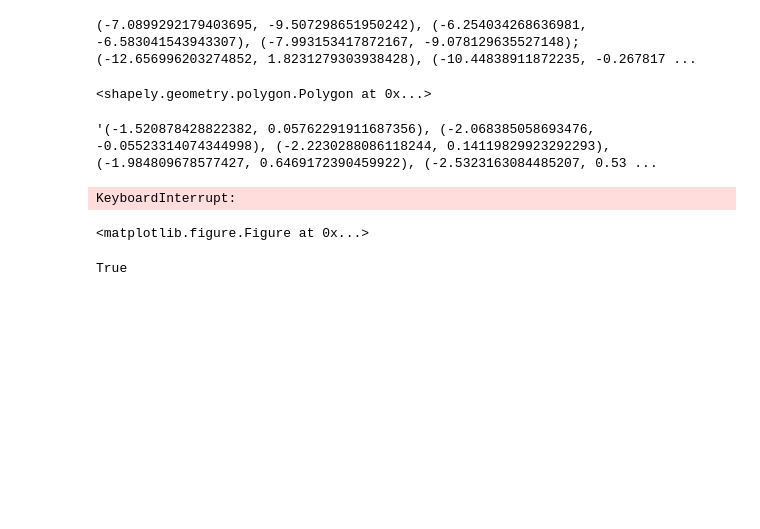
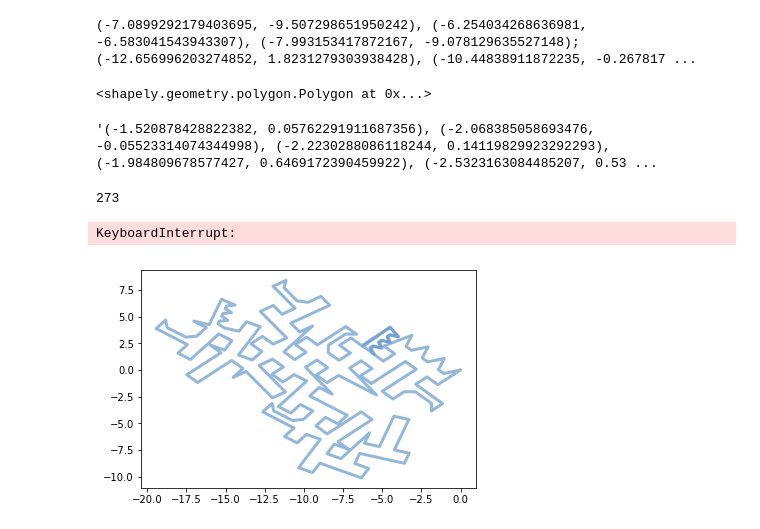
Before and after one commit to marigov/Scenario4_Segovia, a Jupyter notebook: segovia.ipynb, the cells around one changed output. Cells and saved outputs as stored; diff of their text form; code cells hidden in the pictures; blank space fills up the shorter version.

Commit message:
Tackling new angle

```diff
--- a/segovia.ipynb
+++ b/segovia.ipynb
@@ -137,32 +137,32 @@ for item in problems[10].furniture:
 # %%
 %matplotlib inline
 import pandas as pd
 from IPython import display
 
 roomX,roomY = problems[10].room.polygon.exterior.xy
-x, y = (-15.263873846963547, 6.635182712924597)
+x, y = (-4.495444587557226, 4.0051189695441565)
 z= 0
-for item in furniture_items_13:
-    print(z)
-    itemExX,itmeExY = item.exterior.xy
-    #Example starting with specific vertex
-    shapeCoordinates = list(zip(*(itemExX,itmeExY)))
-    (shapeX, shapeY) = shapeCoordinates[10]
-    trans_shape = affinity.translate(item, x-shapeX, y-shapeY)
-    #Example starting already at 290
-    for i in range(290,360):
-        rotated_trans_shape = affinity.rotate(trans_shape, i, origin=(x, y))
-        sX,sY = rotated_trans_shape.exterior.xy
-        plt.plot(rX, rY, color='#6699cc', alpha=0.7, linewidth=3, solid_capstyle='round', zorder=2)
-        plt.plot(sX, sY, color='#6699cc', alpha=0.7, linewidth=3, solid_capstyle='round', zorder=2)
-        display.display(plt.gcf())
-        display.display(plt.clf())
-        display.clear_output(wait=True)
-        time.sleep(0.5)
-        print(i)
+item = furniture_items_13[1]
+print(z)
+itemExX,itmeExY = item.exterior.xy
+shapeCoordinates = list(zip(*(itemExX,itmeExY)))
+(shapeX, shapeY) = shapeCoordinates[10]
+trans_shape = affinity.translate(item, x-shapeX, y-shapeY)
+print(tran)
+for i in range(260,360):
+    rotated_trans_shape = affinity.rotate(trans_shape, i, origin=(x, y))
+    sX,sY = rotated_trans_shape.exterior.xy
+    plt.plot(rX, rY, color='#6699cc', alpha=0.7, linewidth=3, solid_capstyle='round', zorder=2)
+    plt.plot(sX, sY, color='#6699cc', alpha=0.7, linewidth=3, solid_capstyle='round', zorder=2)
+    display.display(plt.gcf())
+    display.display(plt.clf())
+    display.clear_output(wait=True)
+    time.sleep(0.0001)
+    print(i)
 # %% [output]
-KeyboardInterrupt:
+273
-<matplotlib.figure.Figure at 0x...>
+KeyboardInterrupt:
+[figure, added]
 # %%
 item = furniture_items_13[0]
 itemExX,itmeExY = item.exterior.xy
@@ -170,7 +170,6 @@ x, y = (-15.263873846963547, 6.635182712924597)
 shapeCoordinates = list(zip(*(itemExX,itmeExY)))
 (shapeX, shapeY) = shapeCoordinates[10]
 trans_shape = affinity.translate(item, x-shapeX, y-shapeY)
-rotated_trans_shape = affinity.rotate(trans_shape, 308, origin=(x, y))
-room_11.
+rotated_trans_shape = affinity.rotate(trans_shape, angle, origin=(x, y))
+a,b = rotated_trans_shape.exterior.xy
+coords = list(zip(*(a,b)))
-# %% [output]
-True
```
Also changed, not shown: 2 other files.
